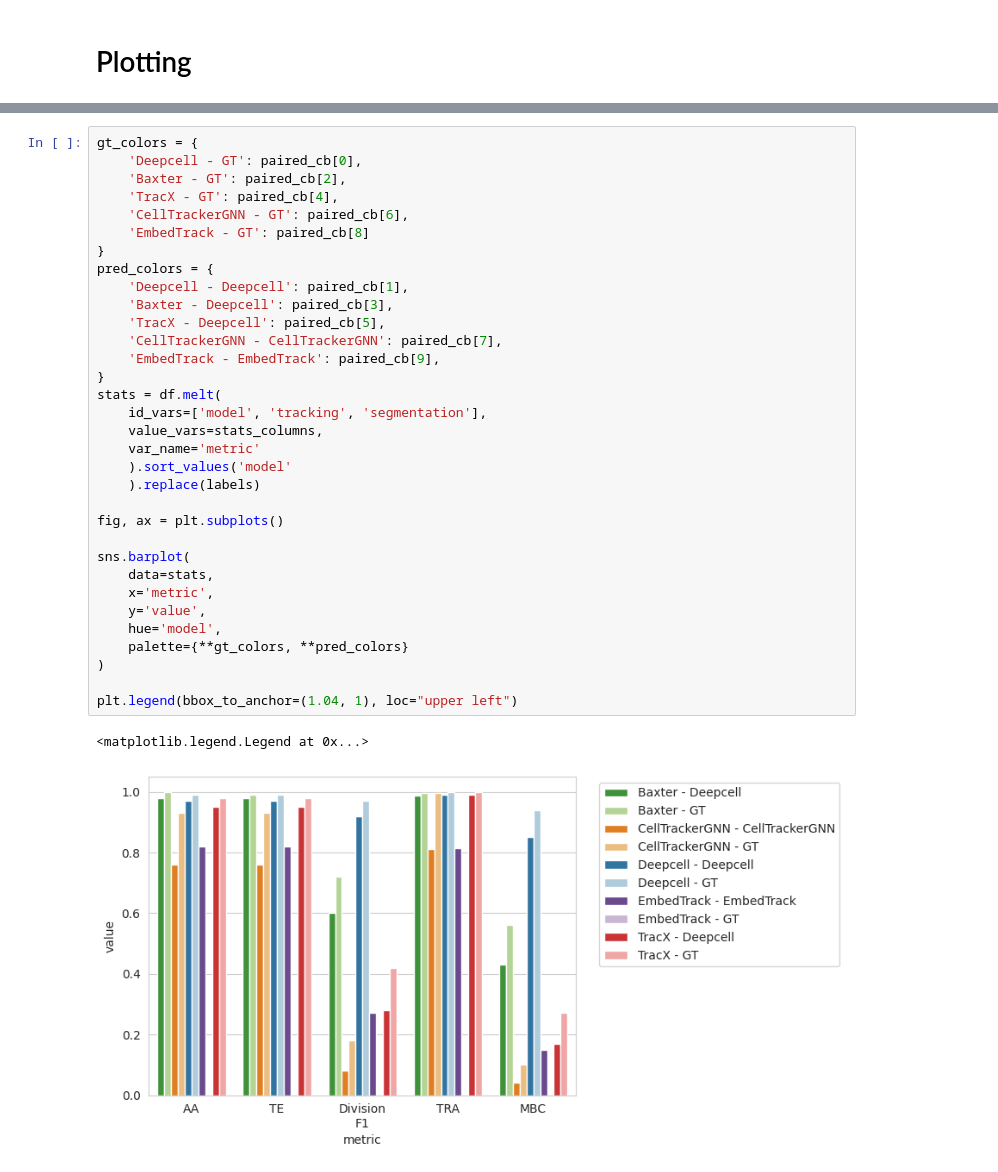
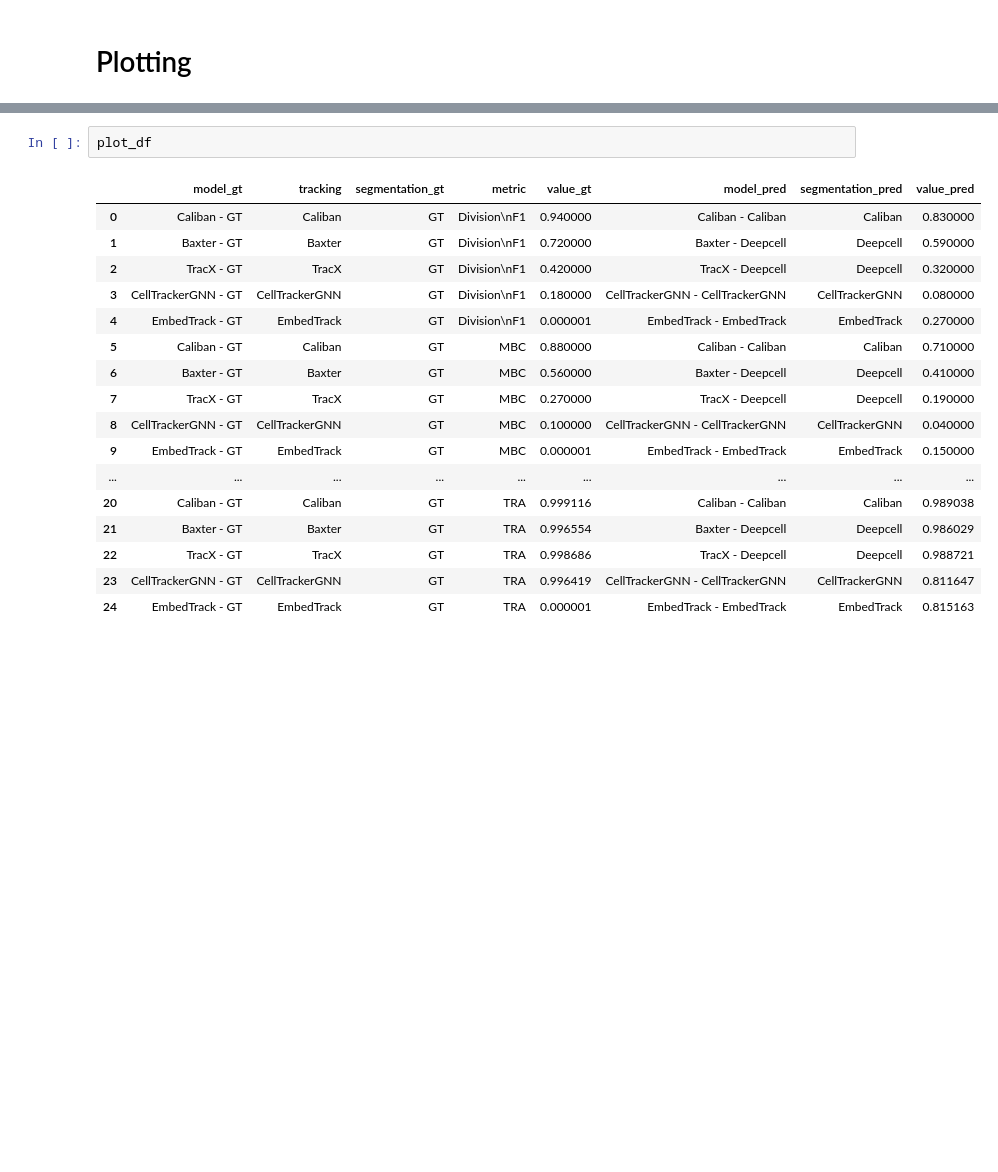
Before and after one commit to vanvalenlab/Caliban-2024_Schwartz_et_al, a Jupyter notebook: figures/competitor-benchmarking.ipynb, the cells around one changed output, grey strips where cells are left out. Drawn from its saved outputs; the diff is of its cells as text; blank space fills up the shorter version.

```diff
--- a/figures/competitor-benchmarking.ipynb
+++ b/figures/competitor-benchmarking.ipynb
@@ -148,36 +147,20 @@ fig.savefig('benchmarking.pdf')
-# %%
-gt_colors = {
-    'Deepcell - GT': paired_cb[0],
-    'Baxter - GT': paired_cb[2],
-    'TracX - GT': paired_cb[4],
-    'CellTrackerGNN - GT': paired_cb[6],
-    'EmbedTrack - GT': paired_cb[8]
-}
-pred_colors = {
-    'Deepcell - Deepcell': paired_cb[1],
-    'Baxter - Deepcell': paired_cb[3],
-    'TracX - Deepcell': paired_cb[5],
-    'CellTrackerGNN - CellTrackerGNN': paired_cb[7],
-    'EmbedTrack - EmbedTrack': paired_cb[9],
-}
-stats = df.melt(
-    id_vars=['model', 'tracking', 'segmentation'],
-    value_vars=stats_columns,
-    var_name='metric'
-    ).sort_values('model'
-    ).replace(labels)
-
-fig, ax = plt.subplots()
-
-sns.barplot(
-    data=stats,
-    x='metric',
-    y='value',
-    hue='model',
-    palette={**gt_colors, **pred_colors}
-)
-
-plt.legend(bbox_to_anchor=(1.04, 1), loc="upper left")
-# %% [output]
-<matplotlib.legend.Legend at 0x...>
-[figure, removed]
+# %%
+plot_df
+# %% [output]
+|  | model_gt | tracking | segmentation_gt | metric | value_gt | model_pred | segmentation_pred | value_pred |
+| 0 | Caliban - GT | Caliban | GT | Division\nF1 | 0.940000 | Caliban - Caliban | Caliban | 0.830000 |
+| 1 | Baxter - GT | Baxter | GT | Division\nF1 | 0.720000 | Baxter - Deepcell | Deepcell | 0.590000 |
+| 2 | TracX - GT | TracX | GT | Division\nF1 | 0.420000 | TracX - Deepcell | Deepcell | 0.320000 |
+| 3 | CellTrackerGNN - GT | CellTrackerGNN | GT | Division\nF1 | 0.180000 | CellTrackerGNN - CellTrackerGNN | CellTrackerGNN | 0.080000 |
+| 4 | EmbedTrack - GT | EmbedTrack | GT | Division\nF1 | 0.000001 | EmbedTrack - EmbedTrack | EmbedTrack | 0.270000 |
+| 5 | Caliban - GT | Caliban | GT | MBC | 0.880000 | Caliban - Caliban | Caliban | 0.710000 |
+| 6 | Baxter - GT | Baxter | GT | MBC | 0.560000 | Baxter - Deepcell | Deepcell | 0.410000 |
+| 7 | TracX - GT | TracX | GT | MBC | 0.270000 | TracX - Deepcell | Deepcell | 0.190000 |
+| 8 | CellTrackerGNN - GT | CellTrackerGNN | GT | MBC | 0.100000 | CellTrackerGNN - CellTrackerGNN | CellTrackerGNN | 0.040000 |
+| 9 | EmbedTrack - GT | EmbedTrack | GT | MBC | 0.000001 | EmbedTrack - EmbedTrack | EmbedTrack | 0.150000 |
+| ... | ... | ... | ... | ... | ... | ... | ... | ... |
+| 20 | Caliban - GT | Caliban | GT | TRA | 0.999116 | Caliban - Caliban | Caliban | 0.989038 |
+| 21 | Baxter - GT | Baxter | GT | TRA | 0.996554 | Baxter - Deepcell | Deepcell | 0.986029 |
+| 22 | TracX - GT | TracX | GT | TRA | 0.998686 | TracX - Deepcell | Deepcell | 0.988721 |
+| 23 | CellTrackerGNN - GT | CellTrackerGNN | GT | TRA | 0.996419 | CellTrackerGNN - CellTrackerGNN | CellTrackerGNN | 0.811647 |
+| 24 | EmbedTrack - GT | EmbedTrack | GT | TRA | 0.000001 | EmbedTrack - EmbedTrack | EmbedTrack | 0.815163 |
```
Also changed, not shown: parts of 4 cells of this notebook, 33 other files.
